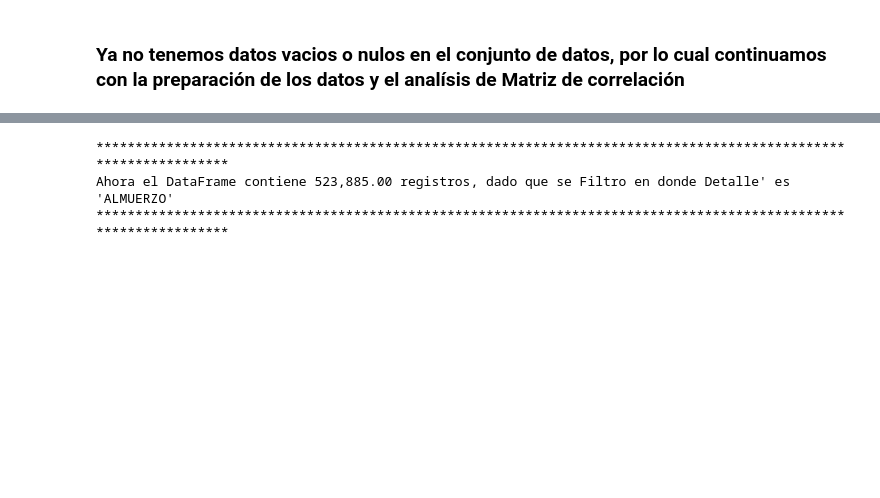
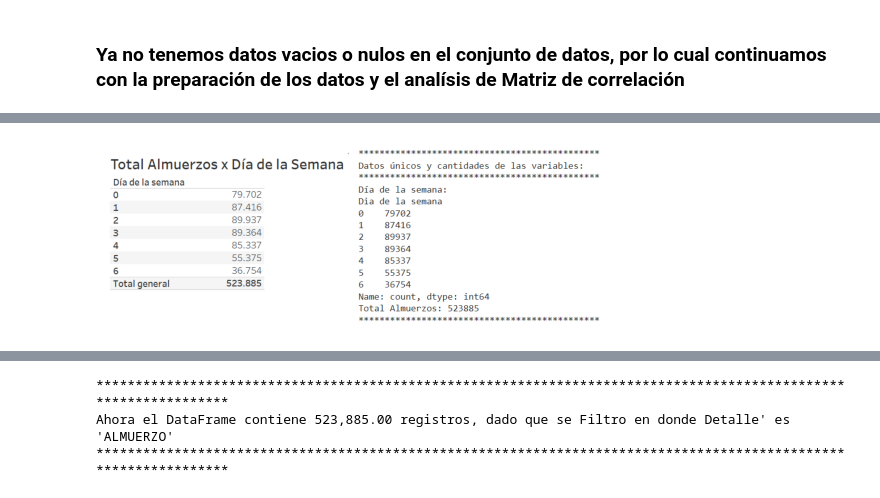
Before and after one commit to A01793509/Equipo_44, a Jupyter notebook: Avance2_44.ipynb, the cells around one changed output, grey strips where cells are left out. Cells and saved outputs as stored; diff of their text form; code cells hidden in the pictures; blank space fills up the shorter version.

```diff
--- a/Avance2_44.ipynb
+++ b/Avance2_44.ipynb
@@ -207,3 +190,10 @@ dfCasinoConsumo.head()
+# %%
+img = mpimg.imread('Sumatoria en Tableau de Almuerzos x Día.png')
+plt.imshow(img)
+plt.axis('off')
+plt.show()
+# %% [output]
+[figure, added]
 # %%
 # Crear la matriz de correlación
 columns_for_correlation = ['Número de Almuerzos_total_x_dia', 'Consecutivo', 'IdProducto', 'cod lector', 'Cod comedor',
```
Also changed, not shown: parts of 9 cells of this notebook.
